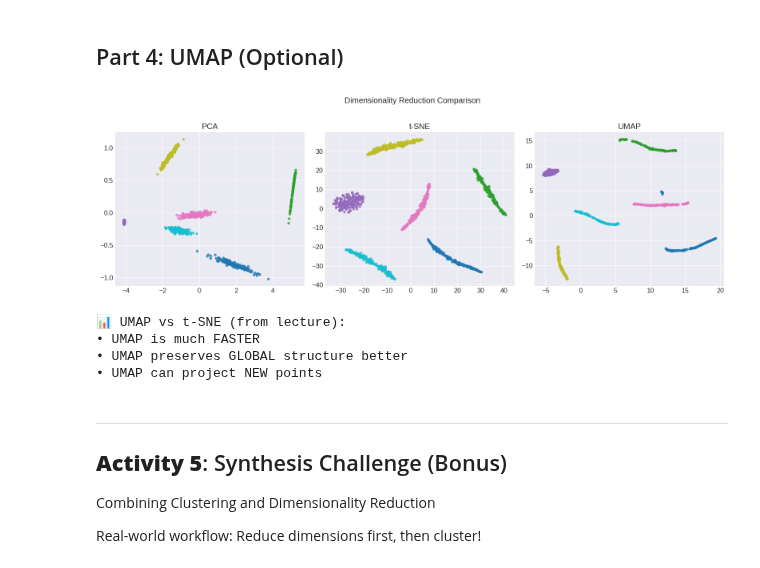
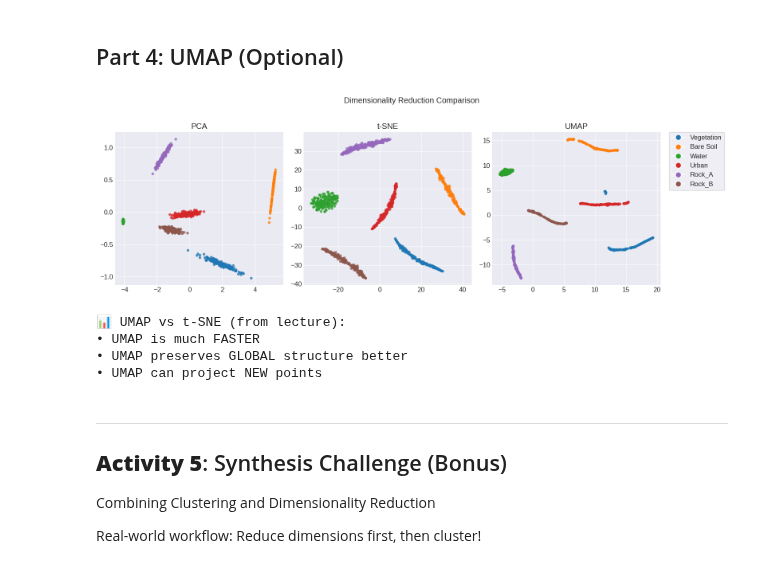
Before and after one commit to smousavi05/Harvard-EPS-210, a Jupyter notebook: EPS210_Lab3.ipynb, the cells around one changed output. Drawn from its saved outputs; the diff is of its cells as text; code cells hidden in the pictures.

```diff
--- a/EPS210_Lab3.ipynb
+++ b/EPS210_Lab3.ipynb
@@ -632,22 +647,27 @@ X_tsne = tsne.fit_transform(X_pca_reduced)
 # Compare PCA vs t-SNE
 fig, axes = plt.subplots(1, 2, figsize=(14, 6))
 
-axes[0].scatter(X_pca[:, 0], X_pca[:, 1], c=y_hyper, cmap='tab10', s=20, alpha=0.7)
+# Fix: vmin=0, vmax=9
+axes[0].scatter(X_pca[:, 0], X_pca[:, 1], c=y_hyper, cmap='tab10', s=20, alpha=0.7, vmin=0, vmax=9)
 axes[0].set_xlabel('PC1')
 axes[0].set_ylabel('PC2')
 axes[0].set_title('PCA (Linear)\nPreserves global structure')
 
-axes[1].scatter(X_tsne[:, 0], X_tsne[:, 1], c=y_hyper, cmap='tab10', s=20, alpha=0.7)
+# Fix: vmin=0, vmax=9
+axes[1].scatter(X_tsne[:, 0], X_tsne[:, 1], c=y_hyper, cmap='tab10', s=20, alpha=0.7, vmin=0, vmax=9)
 axes[1].set_xlabel('t-SNE 1')
 axes[1].set_ylabel('t-SNE 2')
 axes[1].set_title('t-SNE (Non-linear)\nReveals local clusters')
 
 # Add legends
-for ax in axes:
-    handles = [plt.Line2D([0], [0], marker='o', color='w',
-                          markerfacecolor=plt.cm.tab10(i/10), markersize=10, label=name)
-               for i, name in enumerate(class_names)]
-    ax.legend(handles=handles, loc='best', fontsize=8)
+# Fix: correct color indexing and move outside
+handles = [plt.Line2D([0], [0], marker='o', color='w',
+                      markerfacecolor=plt.cm.tab10(i), markersize=10, label=name)
+           for i, name in enumerate(class_names)]
+
+# Add legend to the last plot, outside
+axes[1].legend(handles=handles, bbox_to_anchor=(1.05, 1), loc='upper left',
+               borderaxespad=0., frameon=True)
 
 plt.tight_layout()
 plt.show()
@@ -667,33 +687,42 @@ print("• Run multiple times to check stability")
 # %%
 if UMAP_AVAILABLE:
     # Apply UMAP
     reducer = umap.UMAP(n_neighbors=15, min_dist=0.1, random_state=42)
     X_umap = reducer.fit_transform(X_pca_reduced)
 
     # Compare all three methods
     fig, axes = plt.subplots(1, 3, figsize=(16, 5))
 
-    axes[0].scatter(X_pca[:, 0], X_pca[:, 1], c=y_hyper, cmap='tab10', s=15, alpha=0.7)
+    # Fix: vmin=0, vmax=9 for all
+    axes[0].scatter(X_pca[:, 0], X_pca[:, 1], c=y_hyper, cmap='tab10', s=15, alpha=0.7, vmin=0, vmax=9)
     axes[0].set_title('PCA')
 
-    axes[1].scatter(X_tsne[:, 0], X_tsne[:, 1], c=y_hyper, cmap='tab10', s=15, alpha=0.7)
+    axes[1].scatter(X_tsne[:, 0], X_tsne[:, 1], c=y_hyper, cmap='tab10', s=15, alpha=0.7, vmin=0, vmax=9)
     axes[1].set_title('t-SNE')
 
-    axes[2].scatter(X_umap[:, 0], X_umap[:, 1], c=y_hyper, cmap='tab10', s=15, alpha=0.7)
+    axes[2].scatter(X_umap[:, 0], X_umap[:, 1], c=y_hyper, cmap='tab10', s=15, alpha=0.7, vmin=0, vmax=9)
     axes[2].set_title('UMAP')
 
     plt.suptitle('Dimensionality Reduction Comparison', y=1.02)
+
+    # Add legend (matches class_names)
+    handles = [plt.Line2D([0], [0], marker='o', color='w',
+                          markerfacecolor=plt.cm.tab10(i), markersize=10, label=name)
+               for i, name in enumerate(class_names)]
+    axes[2].legend(handles=handles, bbox_to_anchor=(1.05, 1), loc='upper left',
+                   borderaxespad=0., frameon=True)
+
     plt.tight_layout()
     plt.show()
 
     print("\n📊 UMAP vs t-SNE (from lecture):")
     print("• UMAP is much FASTER")
     print("• UMAP preserves GLOBAL structure better")
     print("• UMAP can project NEW points")
 else:
     print("UMAP not available. Install with: pip install umap-learn")
 # %% [output]
-[figure, old version]
+[figure, new version]
 📊 UMAP vs t-SNE (from lecture):
 • UMAP is much FASTER
 • UMAP preserves GLOBAL structure better
```
Also changed, not shown: parts of 5 cells of this notebook.
